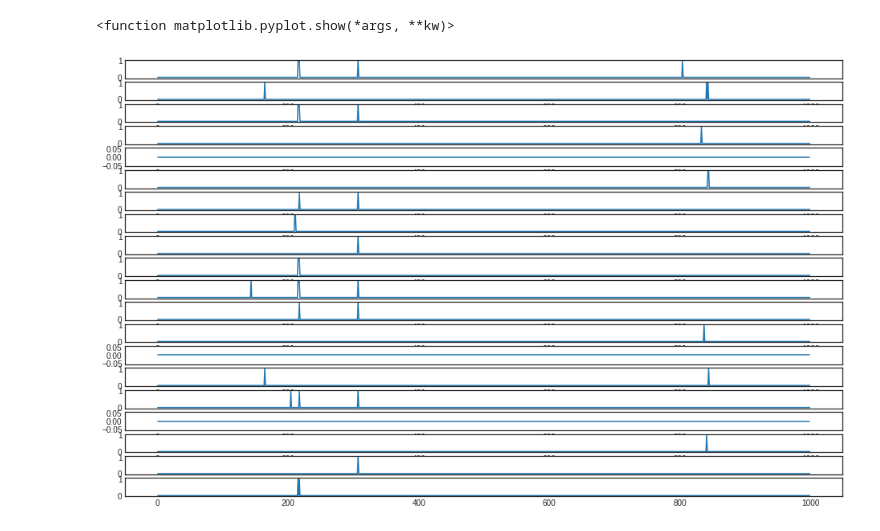
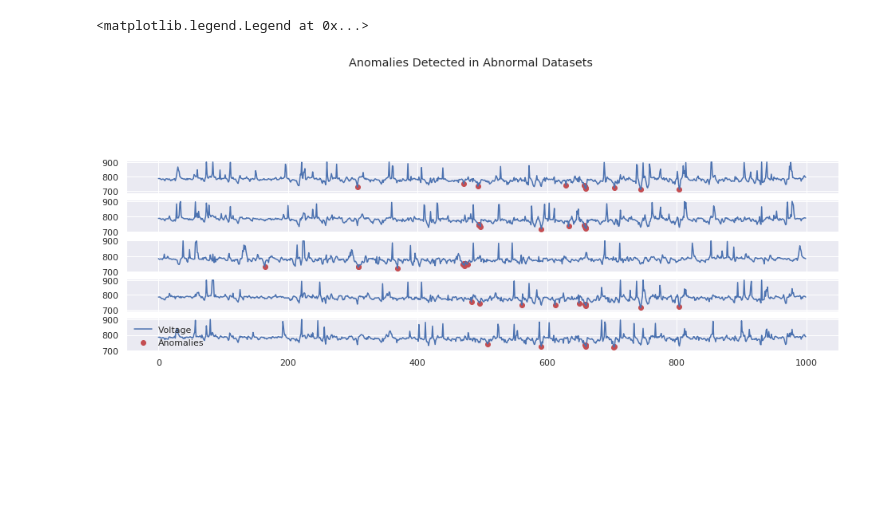
Before and after one commit to aggelstav/projects, a Jupyter notebook: AnomalyDetection/Gather all cases.ipynb, the cells around one changed output. Saved outputs shown, nothing was run; the diff lists cells and outputs as text; code cells hidden in the pictures; blank space fills up the shorter version.

```diff
--- a/AnomalyDetection/Gather all cases.ipynb
+++ b/AnomalyDetection/Gather all cases.ipynb
@@ -4,9 +4,12 @@ import pandas as pd
 import matplotlib.pyplot as plt
 import numpy as np
 plt.style.use('seaborn-white')
+import seaborn as sns
+sns.set()
 # %%
 df_normal_list = []
-pathlist = Path("/home/aggelos-i3/Downloads/simu Elbas/7h33NO").glob('**/*.xls')
+pathlist = Path("/home/aggelos-i3/Downloads/simu Elbas/7h33NO").glob(
+    '**/*.xls')
 for path in pathlist:
     # because path is object not string
     path_in_str = str(path)
@@ -23,6 +21,7 @@ df_normal_list[0]['voltage [V]'].plot()
 # %%
 df_error_list = []
-pathlist = Path("/home/aggelos-i3/Downloads/simu Elbas/7h33D3").glob('**/*.xls')
+pathlist = Path("/home/aggelos-i3/Downloads/simu Elbas/7h33D1").glob(
+    '**/*.xls')
 for path in pathlist:
     # because path is object not string
     path_in_str = str(path)
@@ -41,7 +45,8 @@ roll_thres_list = list()
 for df in df_normal_list:
     # suppose that we set our threshold at mean - 2*std
     window = 50
-    rolling_thres = df['voltage [V]'].rolling(window=window).mean() - 3*df['voltage [V]'].rolling(window=window).std()
+    rolling_thres = df['voltage [V]'].rolling(window=window).mean(
+    ) - 3 * df['voltage [V]'].rolling(window=window).std()
     roll_thres_list.append(rolling_thres)
 # %%
 avg_thresh = np.zeros(1000)
@@ -56,12 +69,21 @@ plt.plot(avg_thresh)
 # %%
-f = plt.figure(figsize=(16,10))
-i=0
-for df in df_error_list:
-    f.add_subplot(20,1,i+1)
-    plt.plot(df['voltage [V]'][:1000] < avg_thresh)
-    i +=1
-plt.show
+plt.figure(figsize=(16, 18))
+plt.suptitle("Anomalies Detected in Abnormal Datasets")
+i = 0
+
+for df in df_error_list[0:10:2]:
+    plt.subplot(20, 1, i + 1)
+
+    error = df['voltage [V]'][:1000] < avg_thresh
+    plt.plot(df['voltage [V]'][:1000], label='Voltage')
+    plt.scatter(range(1000),
+                np.where(error, df['voltage [V]'][:1000], None),
+                c='r',
+                label='Anomalies')
+
+    i += 1
+plt.legend(loc='best')
 # %% [output]
-<function matplotlib.pyplot.show(*args, **kw)>
+<matplotlib.legend.Legend at 0x...>
-[figure, old version]
+[figure, new version]
 # %%
```
Also changed, not shown: parts of 6 cells of this notebook, 6 other files.
